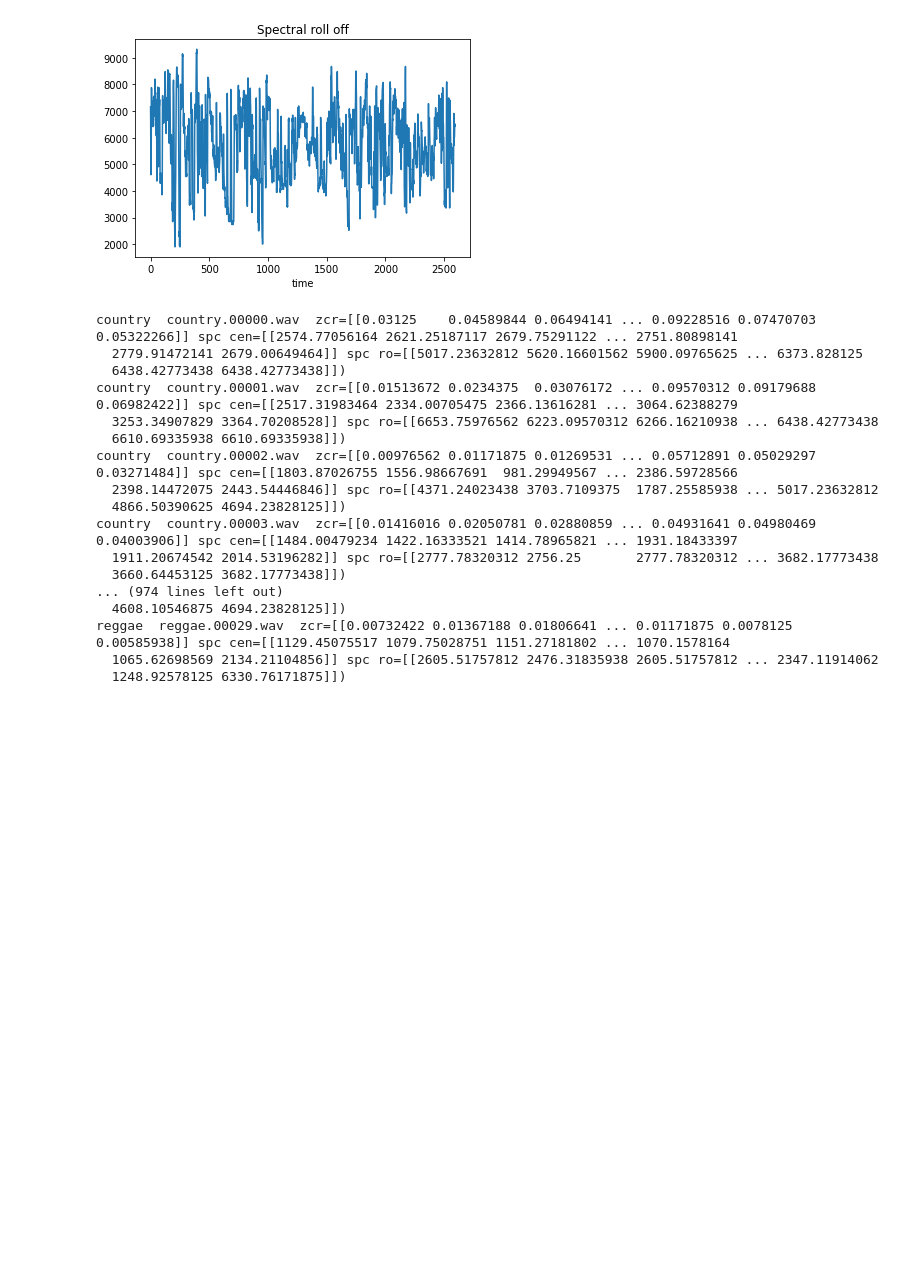
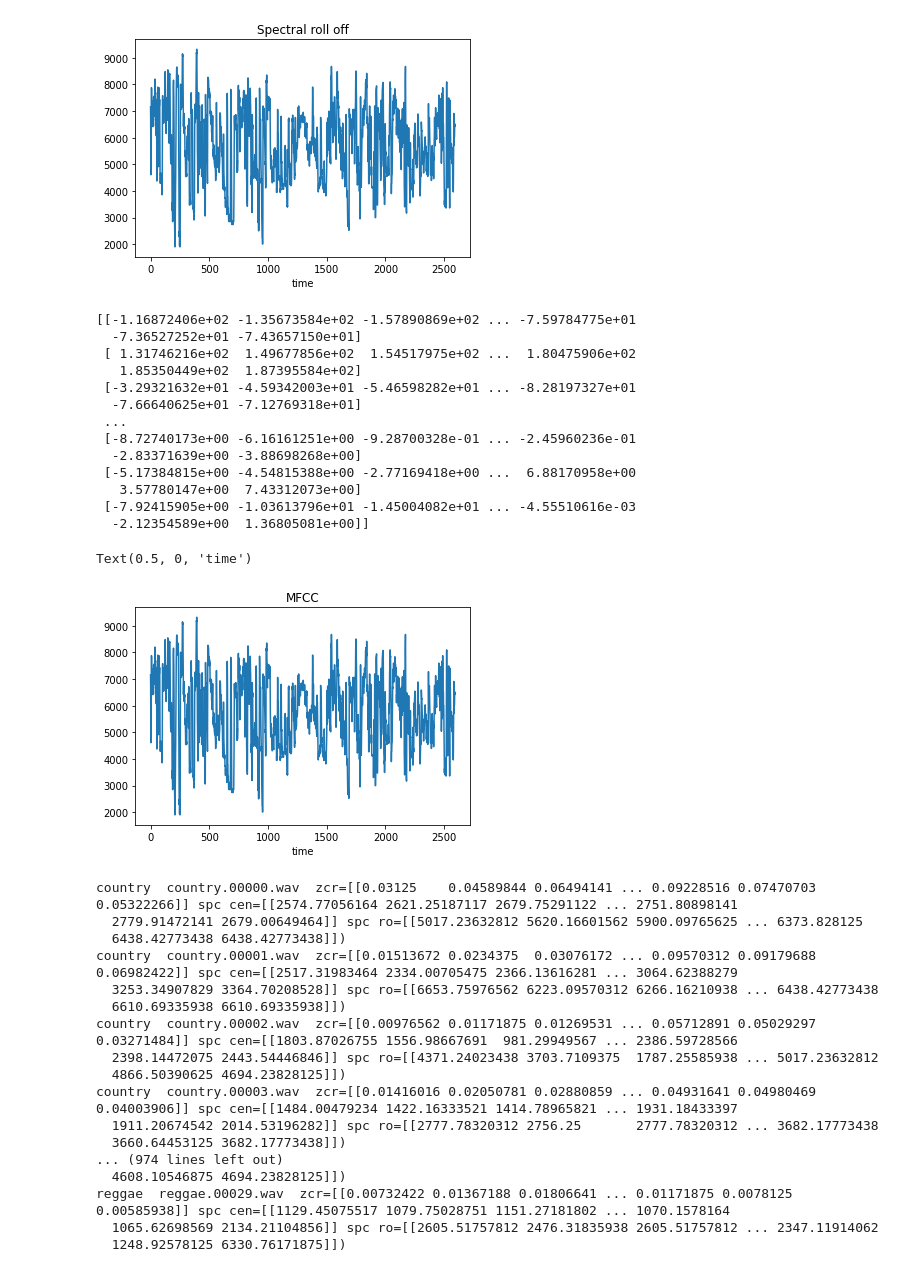
Before and after one commit to GangulySrishti/Genre-Classification-using-Audio-Processing, a Jupyter notebook: Sound Feature Extraction.ipynb, the cells around one changed output. Drawn from its saved outputs; the diff is of its cells as text; code cells hidden in the pictures; blank space fills up the shorter version.

Commit message:
MFCC features added

```diff
--- a/Sound Feature Extraction.ipynb
+++ b/Sound Feature Extraction.ipynb
@@ -72,6 +72,29 @@ Mean Spectral Roll off: 5719.732157389323
 Standard Spectral Roll off: 1388.2071374355385
 Text(0.5, 0, 'time')
 [figure]
+# %%
+#Mel-Frequency Cepstral Coefficients
+mfcc = librosa.feature.mfcc(x,sr)
+print(mfcc)
+plt.plot(sprf)
+plt.title("MFCC")
+plt.xlabel("time")
+# %% [output]
+[[-1.16872406e+02 -1.35673584e+02 -1.57890869e+02 ... -7.59784775e+01
+  -7.36527252e+01 -7.43657150e+01]
+ [ 1.31746216e+02  1.49677856e+02  1.54517975e+02 ...  1.80475906e+02
+   1.85350449e+02  1.87395584e+02]
+ [-3.29321632e+01 -4.59342003e+01 -5.46598282e+01 ... -8.28197327e+01
+  -7.66640625e+01 -7.12769318e+01]
+ ...
+ [-8.72740173e+00 -6.16161251e+00 -9.28700328e-01 ... -2.45960236e-01
+  -2.83371639e+00 -3.88698268e+00]
+ [-5.17384815e+00 -4.54815388e+00 -2.77169418e+00 ...  6.88170958e+00
+   3.57780147e+00  7.43312073e+00]
+ [-7.92415905e+00 -1.03613796e+01 -1.45004082e+01 ... -4.55510616e-03
+  -2.12354589e+00  1.36805081e+00]]
+Text(0.5, 0, 'time')
+[figure, added]
 # %%
 import os
 music_genres = 'country disco hiphop reggae rock'.split()
```
Also changed, not shown: parts of 2 cells of this notebook, 1 other file.
